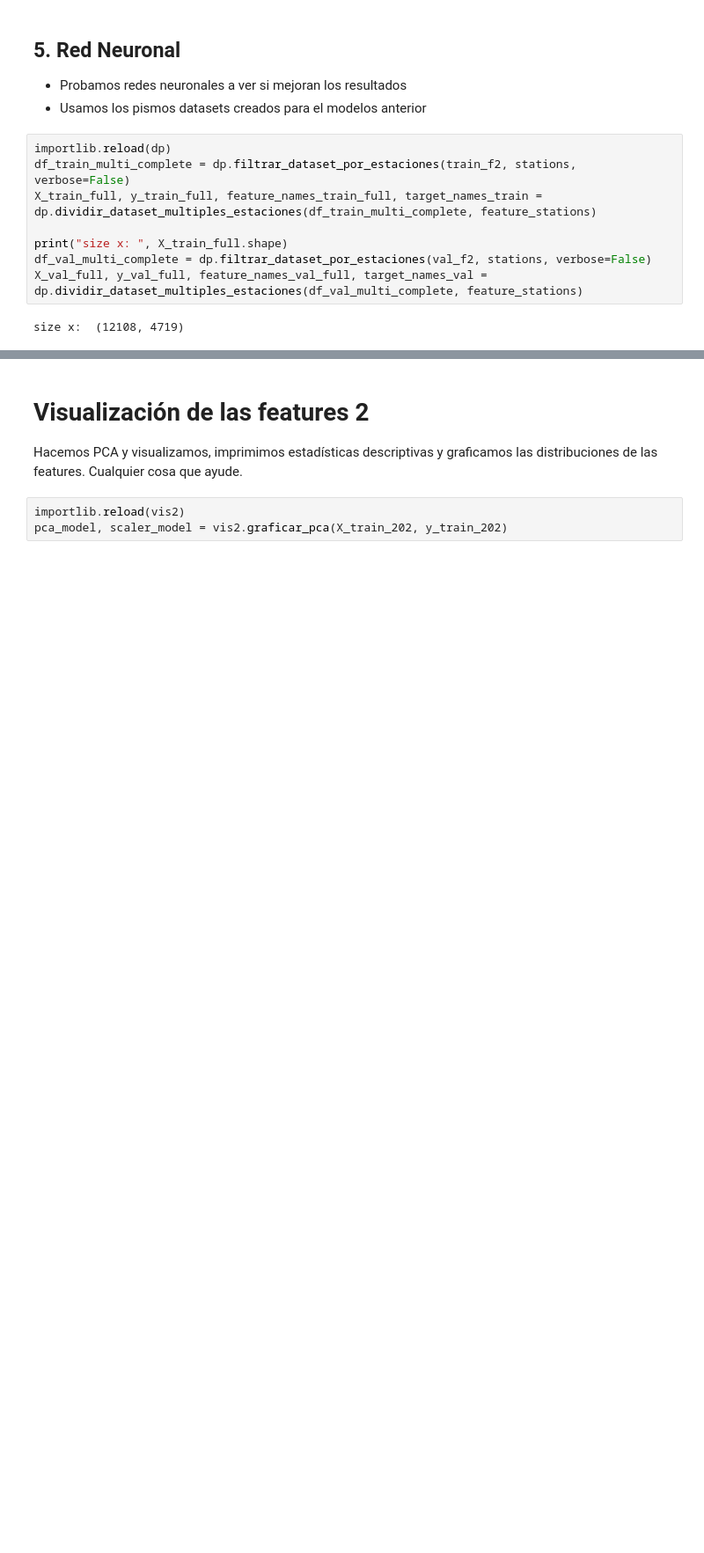
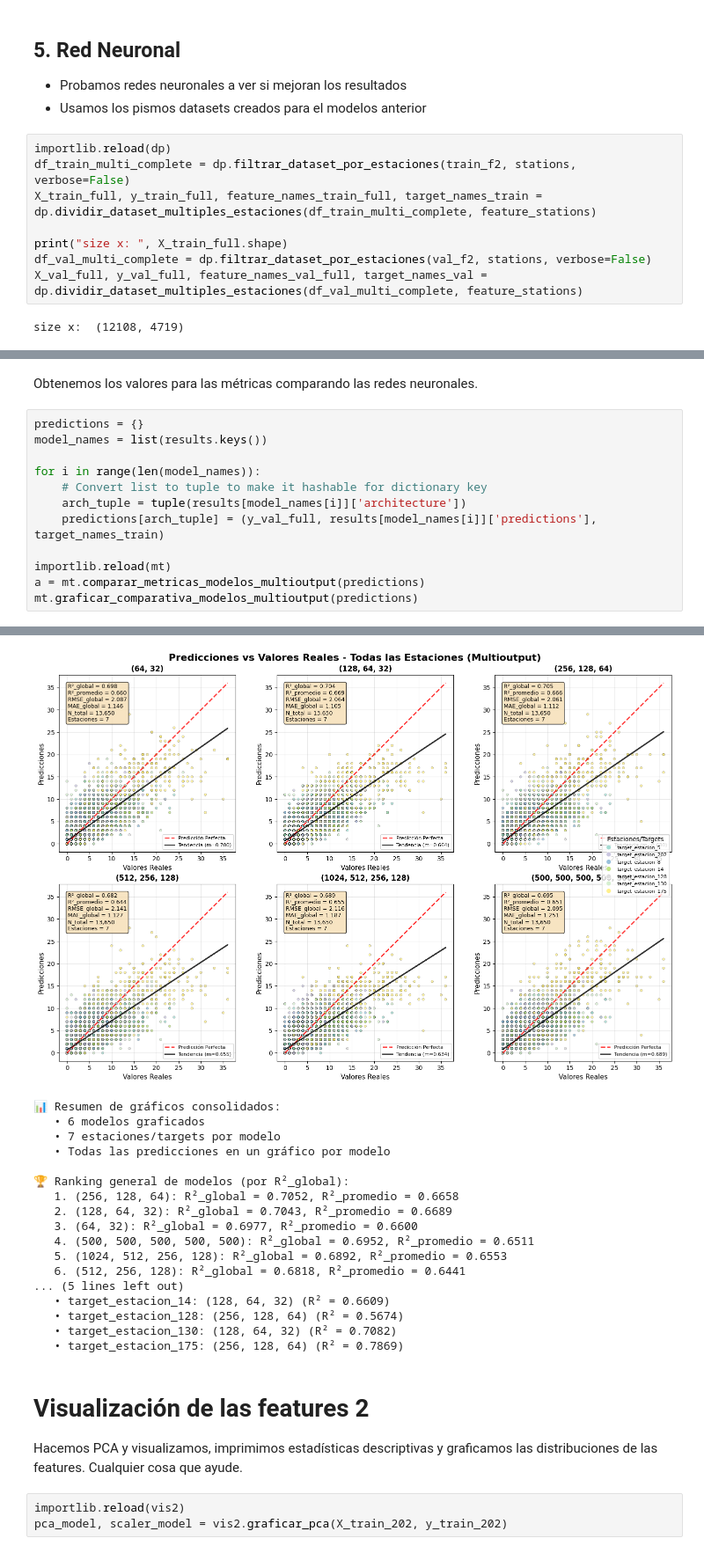
Before and after one commit to castaisa/BA_BICIS_MyC, a Jupyter notebook: src_main/features_2/Limited_stations_info.ipynb, the cells around one changed output, grey strips where cells are left out. Shown at 88% size. Saved outputs shown, nothing was run; the diff lists cells and outputs as text; blank space fills up the shorter version.

Commit message:
metricas redes neuronales

```diff
--- a/src_main/features_2/Limited_stations_info.ipynb
+++ b/src_main/features_2/Limited_stations_info.ipynb
@@ -673,0 +723,15 @@ results = md2.compare_model_architectures(
+# %% [markdown]
+Obtenemos los valores para las métricas comparando las redes neuronales.
+# %%
+predictions = {}
+model_names = list(results.keys())
+
+for i in range(len(model_names)):
+    # Convert list to tuple to make it hashable for dictionary key
+    arch_tuple = tuple(results[model_names[i]]['architecture'])
+    predictions[arch_tuple] = (y_val_full, results[model_names[i]]['predictions'], target_names_train)
+
+importlib.reload(mt)
+a = mt.comparar_metricas_modelos_multioutput(predictions)
+mt.graficar_comparativa_modelos_multioutput(predictions)
+# %% [output]
@@ -674,3 +754,21 @@ results = md2.compare_model_architectures(
+[figure, added]
+📊 Resumen de gráficos consolidados:
+   • 6 modelos graficados
+   • 7 estaciones/targets por modelo
+   • Todas las predicciones en un gráfico por modelo
+
+🏆 Ranking general de modelos (por R²_global):
+   1. (256, 128, 64): R²_global = 0.7052, R²_promedio = 0.6658
+   2. (128, 64, 32): R²_global = 0.7043, R²_promedio = 0.6689
+   3. (64, 32): R²_global = 0.6977, R²_promedio = 0.6600
+   4. (500, 500, 500, 500, 500): R²_global = 0.6952, R²_promedio = 0.6511
+   5. (1024, 512, 256, 128): R²_global = 0.6892, R²_promedio = 0.6553
+   6. (512, 256, 128): R²_global = 0.6818, R²_promedio = 0.6441
+... (5 lines left out)
+   • target_estacion_14: (128, 64, 32) (R² = 0.6609)
+   • target_estacion_128: (256, 128, 64) (R² = 0.5674)
+   • target_estacion_130: (128, 64, 32) (R² = 0.7082)
+   • target_estacion_175: (256, 128, 64) (R² = 0.7869)
 # %% [markdown]
 # Visualización de las features 2
 Hacemos PCA y visualizamos, imprimimos estadísticas descriptivas y graficamos las distribuciones de las features. Cualquier cosa que ayude.
```
Also changed, not shown: parts of 4 cells of this notebook, 3 other files.
